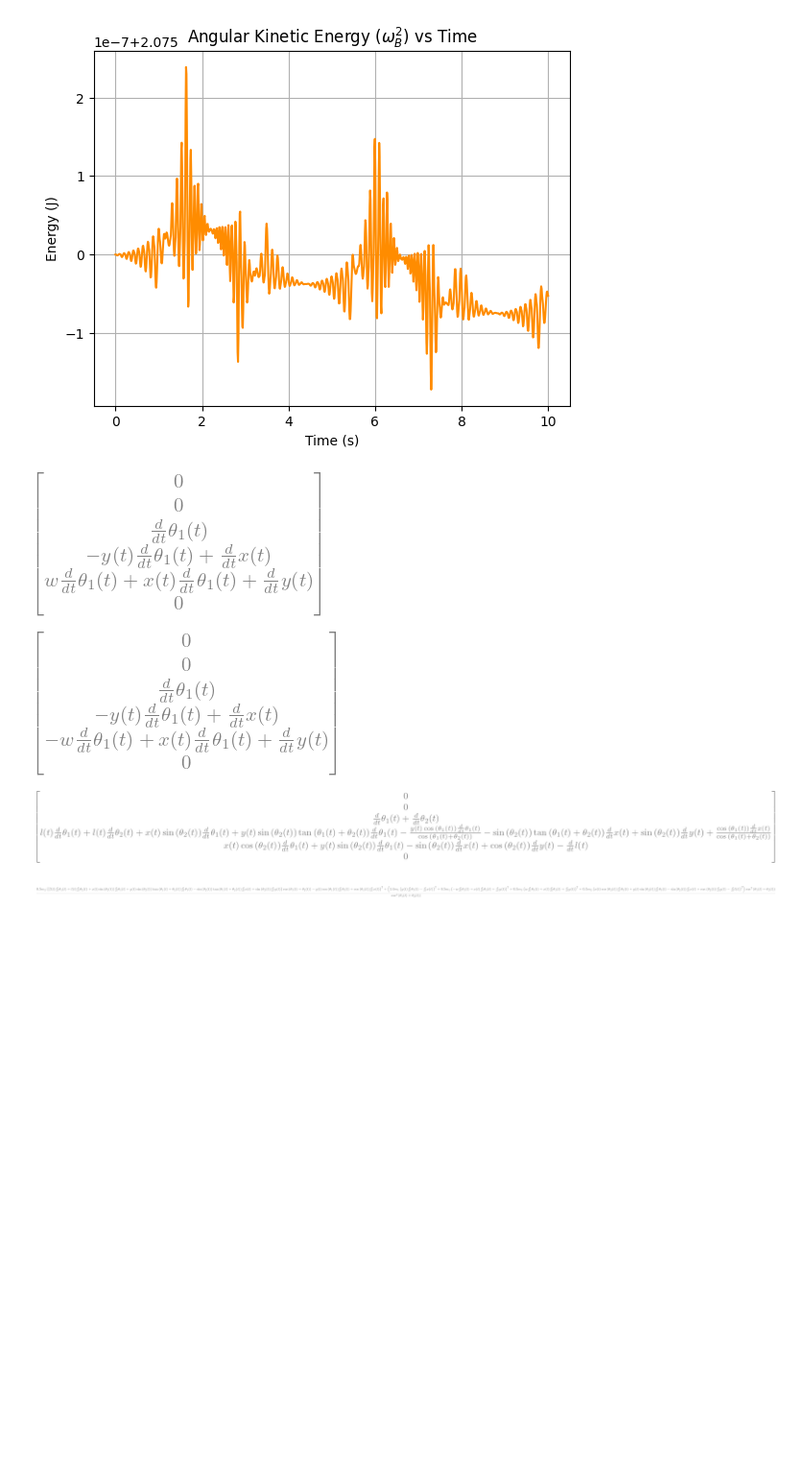
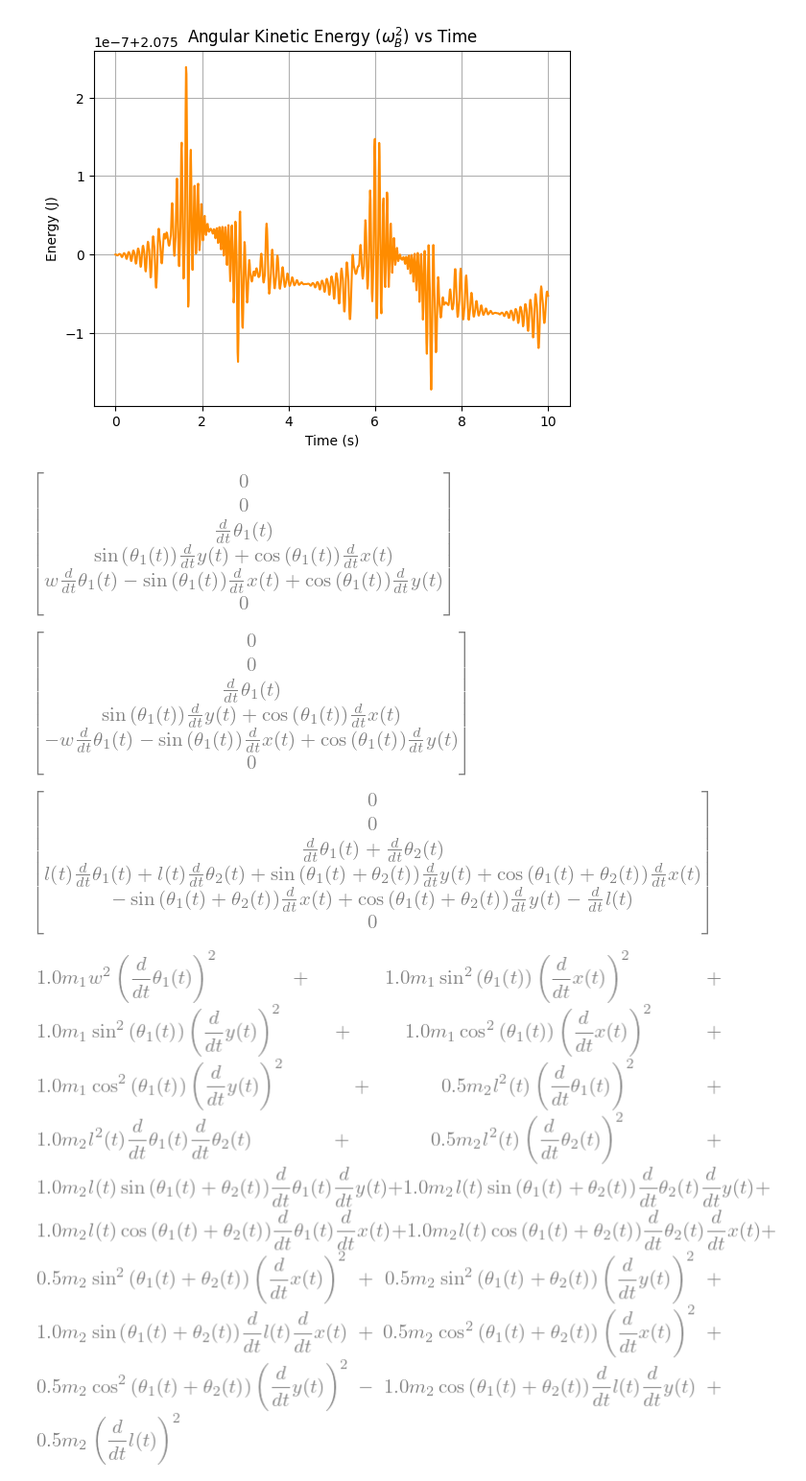
Before and after one commit to ryan-omori/MAE-269, a Jupyter notebook: HW2.ipynb, the cells around one changed output. Shown at 96% size. Saved outputs shown, nothing was run; the diff lists cells and outputs as text; code cells hidden in the pictures; blank space fills up the shorter version.

```diff
--- a/HW2.ipynb
+++ b/HW2.ipynb
@@ -174,7 +174,7 @@ def T(R, p):
     return m
 # %%
 # T_world_to_body: translate to (x,y), rotate by theta
-T1 = T(R_z(theta), Matrix([[0],[0],[0]])) @ T(Matrix.eye(3,3), Matrix([[x],[y],[0]])) #Trasnfrom to center joint
+T1 = T(Matrix.eye(3), Matrix([[x],[y],[0]])) @ T(R_z(theta), Matrix([[0],[0],[0]])) #Trasnfrom to center joint
 T1 = simplify(T1)
 
 # T Matrix to Right and Left Masses
@@ -197,15 +197,15 @@ b_2 = twist2vec(bodytwist_2)
 # %%
 b_r
 # %% [output]
-[figure, old version]
+[figure, new version]
 # %%
 b_l
 # %% [output]
-[figure, old version]
+[figure, new version]
 # %%
 b_2
 # %% [output]
-[figure, old version]
+[figure, new version]
 # %%
 Gb1=Matrix([[0,0,0,0,0,0],
            [0,0,0,0,0,0],
@@ -229,8 +223,14 @@ KE2=.5*b_2.T @ Gb2 @ b_2
+# %%
+KEl = (.5 * b_l.T @ Gb1 @ b_l)[0, 0]
+# %%
+KEr = (.5 * b_r.T @ Gb1 @ b_r)[0, 0]
+# %%
+KE2 = (.5 * b_2.T @ Gb2 @ b_2)[0, 0]
 # %%
-KE_tot= simplify(KEl[0] + KEr[0] + KE2[0])
+KE_tot = (KEl + KEr + KE2).expand()  # expand() instead of simplify()
 KE_tot
 # %% [output]
-[figure, old version]
+[figure, new version]
 # %%
 # Potential Energy
 V = m1*g*T1_right[1,3] + m1*g*T1_left[1,3] + m2*g*T2[1,3]
```
Also changed, not shown: parts of 11 cells of this notebook.
